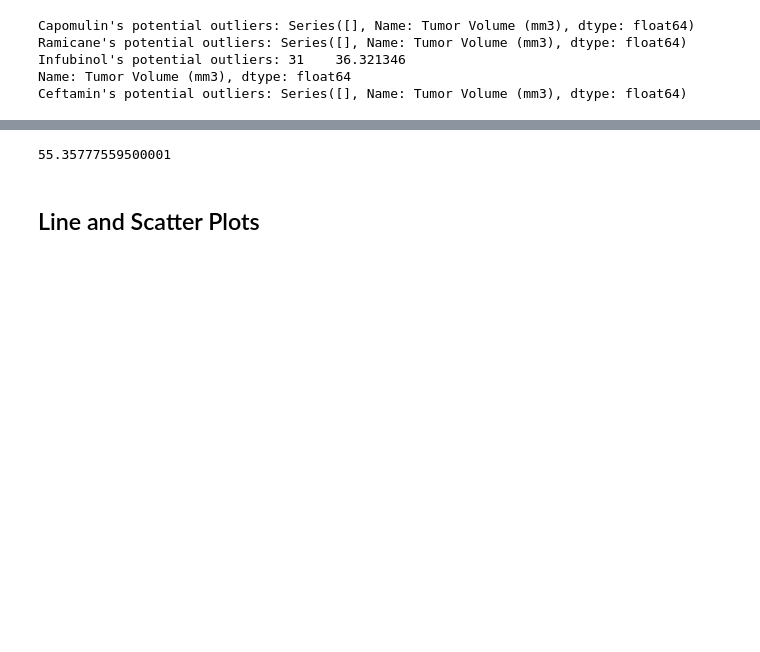
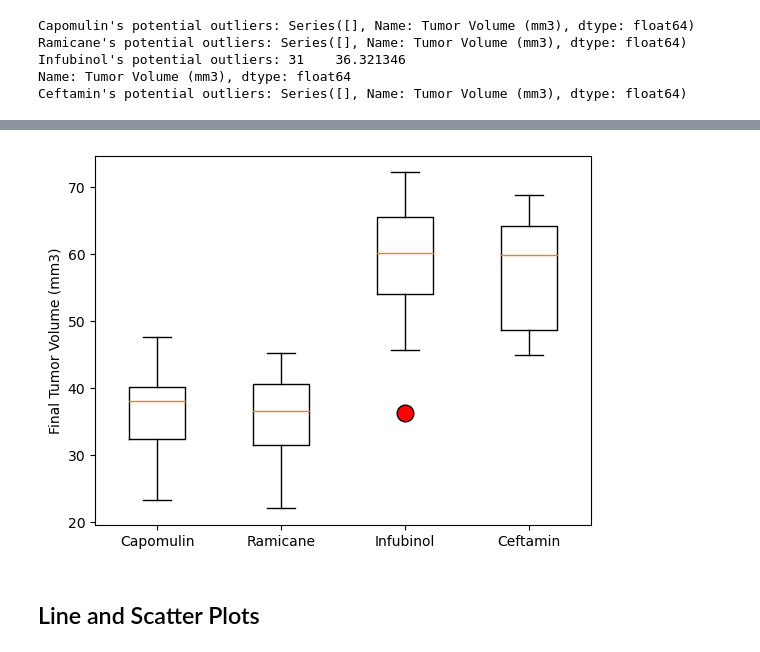
Before and after one commit to mwmosca/data-visualization-challenge, a Jupyter notebook: pymaceuticals_MM.ipynb, the cells around one changed output, grey strips where cells are left out. Saved outputs shown, nothing was run; the diff lists cells and outputs as text; code cells hidden in the pictures; blank space fills up the shorter version.

```diff
--- a/pymaceuticals_MM.ipynb
+++ b/pymaceuticals_MM.ipynb
@@ -166,6 +165,7 @@ plt.show()
 # Capomulin, Ramicane, Infubinol, and Ceftamin
 
 # Start by getting the last (greatest) timepoint for each mouse
-greatest_timepoints = clean_df.groupby('Mouse ID')['Timepoint'].max()
+greatest_timepoints_df = clean_df.groupby('Mouse ID', as_index = False)['Timepoint'].max()
 
 # Merge this group df with the original DataFrame to get the tumor volume at the last timepoint
+greatest_timepoints_df = greatest_timepoints_df.merge(clean_df, on = ['Mouse ID', 'Timepoint'], how = 'left')
@@ -272,43 +206,13 @@ lower_bound
-# %%
-# Put treatments into a list for for loop (and later for plot labels)
-
-# Create empty list to fill with tumor vol data (for plotting)
-tumor_vol_by_regimen = {}
-for t in top_treatments:
-     tumor_vol_by_regimen[t] = top_treatment_df[top_treatment_df['Drug Regimen'] == t]
-
-# Calculate the IQR and quantitatively determine if there are any potential outliers.
-boundary_calc = {}
-for t in top_treatments:
-    quartiles = tumor_vol_by_regimen[t]['Tumor Volume (mm3)'].quantile([0.25, 0.5, 0.75])
-    lowerq = quartiles[0.25]
-    upperq = quartiles[0.75]
-    iqr = upperq - lowerq
-
-    boundary_calc[t] = {}
-    boundary_calc[t]['lower'] = lowerq - 1.5 * iqr
-    boundary_calc[t]['upper'] = upperq + 1.5 * iqr
-
-    # Locate the rows which contain mice on each drug and get the tumor volumes
-
-
-    # add subset
-
-
-    # Determine outliers using upper and lower bounds
-r = 'Infubinol'
-
-# x = top_treatment_df[top_treatment_df['Drug Regimen'] == r]
-# x = clean_df[clean_df['Drug Regimen'] == r]
-
-#y = x[x['Tumor Volume (mm3)'] < boundary_calc[r]['lower']]
-#y
-
-boundary_calc[r]['lower']
-# %% [output]
-55.35777559500001
 # %%
 # Generate a box plot that shows the distrubution of the tumor volume for each treatment group.
+flierprops = dict(markerfacecolor = 'r', markersize = 12)
+for t in top_treatments:
+    plt.boxplot(tumor_vol_by_regimen[t], positions = [top_treatments.index(t)], widths = 0.45, flierprops = flierprops)
+plt.xticks(range(len(top_treatments)), top_treatments)
+plt.ylabel('Final Tumor Volume (mm3)')
+plt.show()
+# %% [output]
+[figure, added]
 # %% [markdown]
 ## Line and Scatter Plots
 # %%
```
Also changed, not shown: parts of 11 cells of this notebook.
